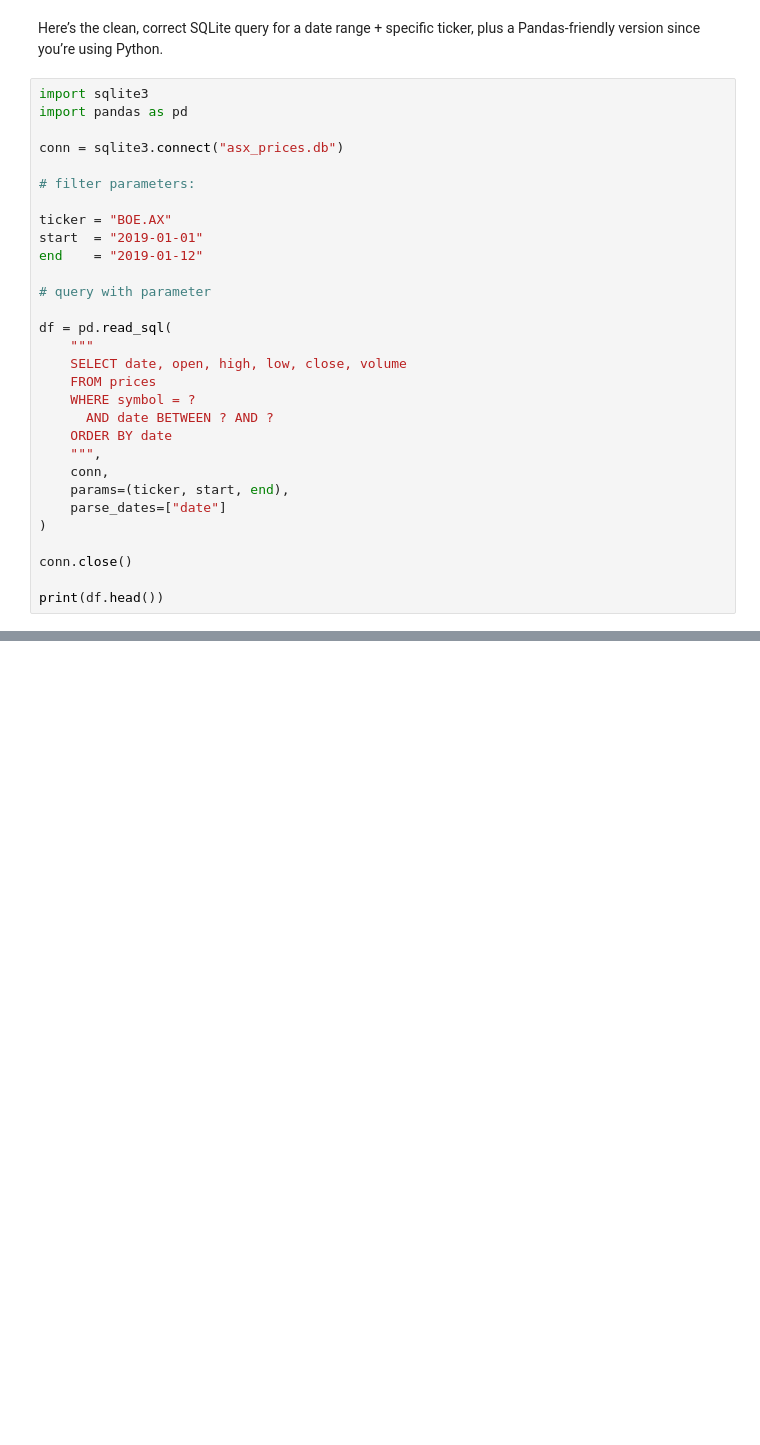
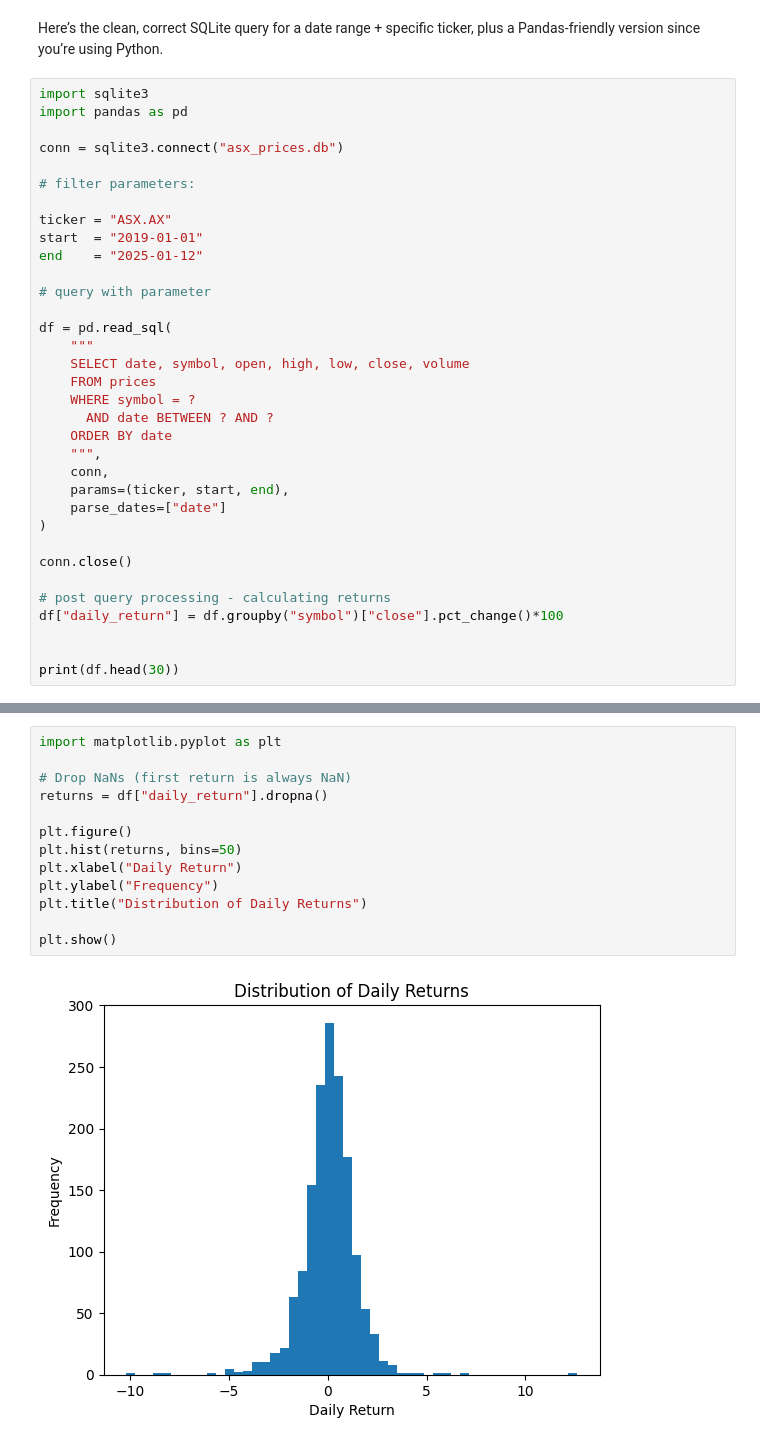
Before and after one commit to BusinessAutomationB2B/algo_trade_management, a Jupyter notebook: daily_analysis/dialy_notebooks/daily_notebook_sqlite.ipynb, the cells around one changed output, grey strips where cells are left out. Saved outputs shown, nothing was run; the diff lists cells and outputs as text; blank space fills up the shorter version.

```diff
--- a/daily_analysis/dialy_notebooks/daily_notebook_sqlite.ipynb
+++ b/daily_analysis/dialy_notebooks/daily_notebook_sqlite.ipynb
@@ -211,15 +215,15 @@ conn = sqlite3.connect("asx_prices.db")
 
 # filter parameters:
 
-ticker = "BOE.AX"
+ticker = "ASX.AX"
 start  = "2019-01-01"
-end    = "2019-01-12"
+end    = "2025-01-12"
 
 # query with parameter
 
 df = pd.read_sql(
     """
-    SELECT date, open, high, low, close, volume
+    SELECT date, symbol, open, high, low, close, volume
     FROM prices
     WHERE symbol = ?
       AND date BETWEEN ? AND ?
@@ -232,5 +236,9 @@ df = pd.read_sql(
 
 conn.close()
 
-print(df.head())
+# post query processing - calculating returns
+df["daily_return"] = df.groupby("symbol")["close"].pct_change()*100
+
+
+print(df.head(30))
 # %% [output]
@@ -242,0 +264,15 @@ print(df.head())
+# %%
+import matplotlib.pyplot as plt
+
+# Drop NaNs (first return is always NaN)
+returns = df["daily_return"].dropna()
+
+plt.figure()
+plt.hist(returns, bins=50)
+plt.xlabel("Daily Return")
+plt.ylabel("Frequency")
+plt.title("Distribution of Daily Returns")
+
+plt.show()
+# %% [output]
+[figure, added]
```
Also changed, not shown: parts of 8 cells of this notebook, 1 other file.
